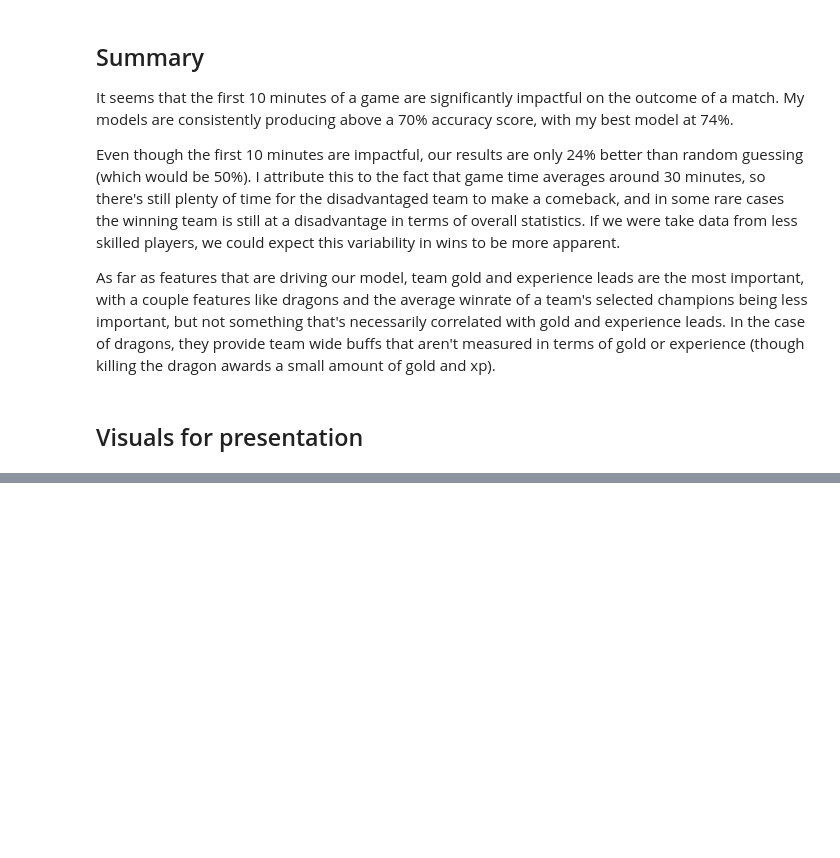
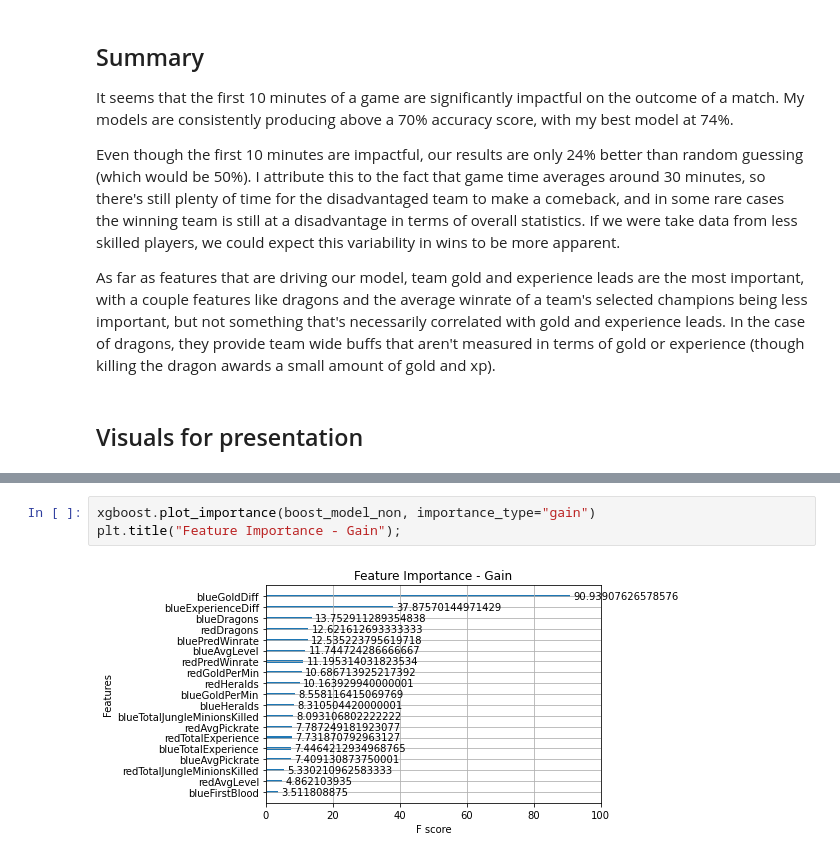
Before and after one commit to jnhoogstra/League_Predict, a Jupyter notebook: Notebooks/Individual/jake/diamond_modeling.ipynb, the cells around one changed output, grey strips where cells are left out. Cells and saved outputs as stored; diff of their text form; blank space fills up the shorter version.

```diff
--- a/Notebooks/Individual/jake/diamond_modeling.ipynb
+++ b/Notebooks/Individual/jake/diamond_modeling.ipynb
@@ -357,0 +414,5 @@ xgboost.plot_importance(boost_model_non)
+# %%
+xgboost.plot_importance(boost_model_non, importance_type="gain")
+plt.title("Feature Importance - Gain");
+# %% [output]
+[figure, added]
```
Also changed, not shown: parts of 12 cells of this notebook, 2 other files.
